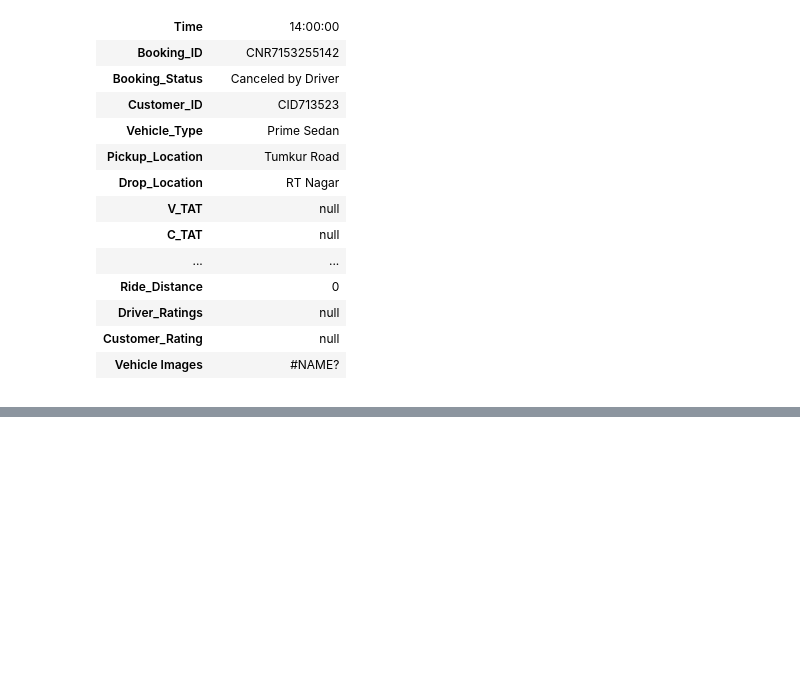
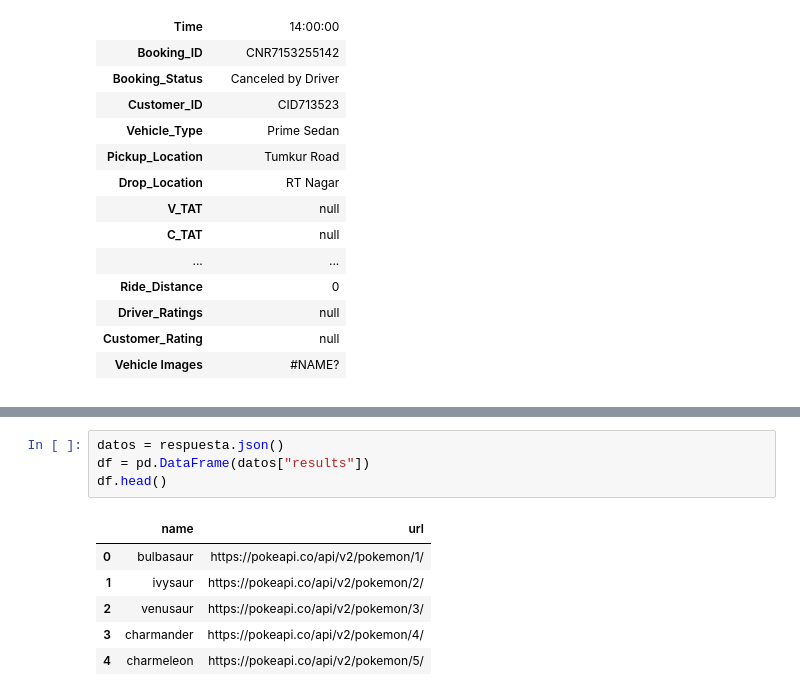
Before and after one commit to aiporrasriv80-cyber/Data_Engineer, a Jupyter notebook: fundamentos_pandas/notebooks/02_lectura_datos.ipynb, the cells around one changed output, grey strips where cells are left out. Drawn from its saved outputs; the diff is of its cells as text; blank space fills up the shorter version.

```diff
--- a/fundamentos_pandas/notebooks/02_lectura_datos.ipynb
+++ b/fundamentos_pandas/notebooks/02_lectura_datos.ipynb
@@ -144,0 +224,11 @@ df3.transpose()
+# %%
+datos = respuesta.json()
+df = pd.DataFrame(datos["results"])
+df.head()
+# %% [output]
+|  | name | url |
+| 0 | bulbasaur | https://pokeapi.co/api/v2/pokemon/1/ |
+| 1 | ivysaur | https://pokeapi.co/api/v2/pokemon/2/ |
+| 2 | venusaur | https://pokeapi.co/api/v2/pokemon/3/ |
+| 3 | charmander | https://pokeapi.co/api/v2/pokemon/4/ |
+| 4 | charmeleon | https://pokeapi.co/api/v2/pokemon/5/ |
```
Also changed, not shown: parts of 10 cells of this notebook, 4 other files.
